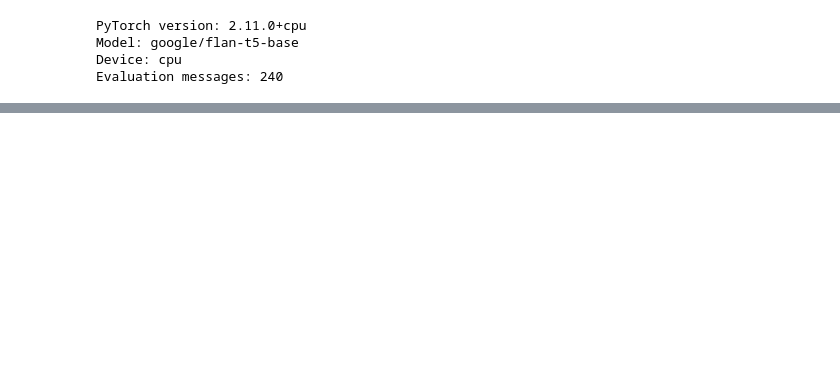
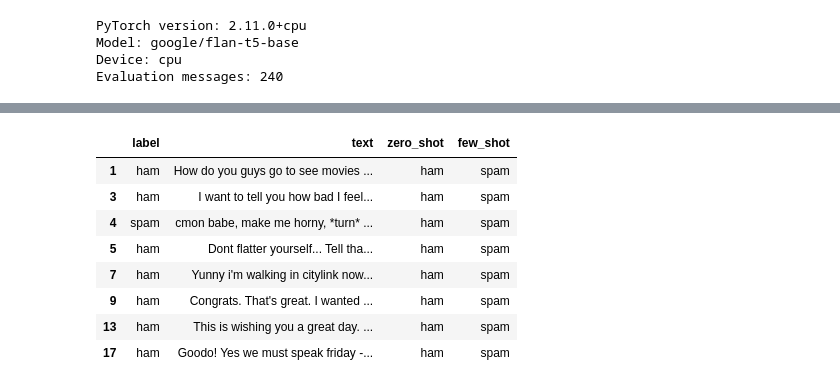
Before and after one commit to syedh99/SMS_Spam_Proj, a Jupyter notebook: SMS_Spam_Checker.ipynb, the cells around one changed output, grey strips where cells are left out. Cells and saved outputs as stored; diff of their text form; code cells hidden in the pictures; blank space fills up the shorter version.

```diff
--- a/SMS_Spam_Checker.ipynb
+++ b/SMS_Spam_Checker.ipynb
@@ -78,0 +1131,91 @@ Evaluation messages: 240
+# %%
+# Save message-level predictions
+examples = eval_df[
+    [
+        "label",
+        "text",
+        "obfuscated_text",
+        "was_changed"
+    ]
+].copy()
+
+
+for (method, scenario), pred in predictions.items():
+
+    column = (
+        f"{method.replace(' ', '_').replace('-', '_')}_"
+        f"{scenario}"
+    )
+
+    examples[column] = pred
+
+
+examples.to_csv(
+    OUTPUT_DIR / "message_predictions.csv",
+    index=False
+)
+
+
+print("SPAM MISSED AFTER OBFUSCATION")
+
+
+for method in [
+    "TF-IDF + LR",
+    "Zero-shot",
+    "Few-shot"
+]:
+
+    original_pred = np.array(
+        predictions[(method, "Original")]
+    )
+
+    modified_pred = np.array(
+        predictions[(method, "Obfuscated")]
+    )
+
+    relevant = (
+        (eval_df["label"] == "spam")
+        & eval_df["was_changed"]
+        & (original_pred == "spam")
+        & (modified_pred != "spam")
+    )
+
+    print(
+        method,
+        "| Newly missed spam:",
+        int(relevant.sum())
+    )
+
+    if relevant.any():
+
+        display(
+            eval_df.loc[
+                relevant,
+                ["text", "obfuscated_text"]
+            ].head(3)
+        )
+
+
+# Compare zero-shot vs few-shot
+print("\nZERO-SHOT VS FEW-SHOT DISAGREEMENTS")
+
+p0 = np.array(
+    predictions[("Zero-shot", "Original")]
+)
+
+p1 = np.array(
+    predictions[("Few-shot", "Original")]
+)
+
+disagree = p0 != p1
+
+comparison = eval_df.loc[
+    disagree,
+    ["label", "text"]
+].copy()
+
+comparison["zero_shot"] = p0[disagree]
+comparison["few_shot"] = p1[disagree]
+
+display(comparison.head(8))
+# %% [output]
@@ -78,0 +1234,9 @@ Evaluation messages: 240
+|  | label | text | zero_shot | few_shot |
+| 1 | ham | How do you guys go to see movies ... | ham | spam |
+| 3 | ham | I want to tell you how bad I feel... | ham | spam |
+| 4 | spam | cmon babe, make me horny, *turn* ... | ham | spam |
+| 5 | ham | Dont flatter yourself... Tell tha... | ham | spam |
+| 7 | ham | Yunny i'm walking in citylink now... | ham | spam |
+| 9 | ham | Congrats. That's great. I wanted ... | ham | spam |
+| 13 | ham | This is wishing you a great day. ... | ham | spam |
+| 17 | ham | Goodo! Yes we must speak friday -... | ham | spam |
```
Also changed, not shown: parts of 27 cells of this notebook.
